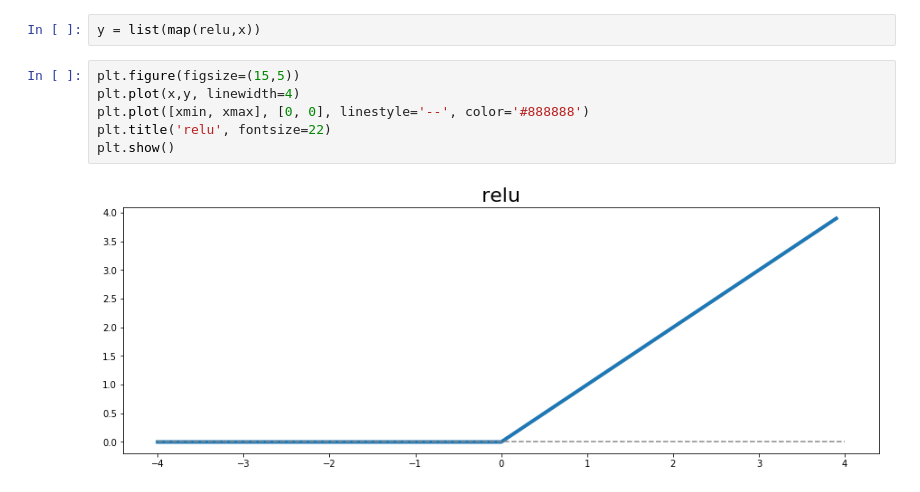
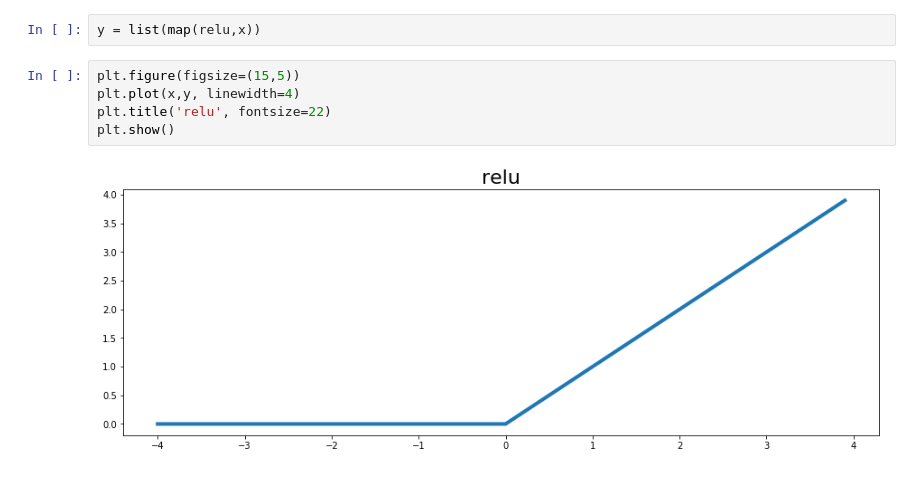
Before and after one commit to data-skeptic/blog, a Jupyter notebook: episodes/2017/activation-functions.ipynb, the cells around one changed output. Saved outputs shown, nothing was run; the diff lists cells and outputs as text.

```diff
--- a/episodes/2017/activation-functions.ipynb
+++ b/episodes/2017/activation-functions.ipynb
@@ -90,8 +72,7 @@ y = list(map(relu,x))
 # %%
 plt.figure(figsize=(15,5))
 plt.plot(x,y, linewidth=4)
-plt.plot([xmin, xmax], [0, 0], linestyle='--', color='#888888')
 plt.title('relu', fontsize=22)
 plt.show()
 # %% [output]
-[figure, old version]
+[figure, new version]
```
Also changed, not shown: parts of 8 cells of this notebook.
